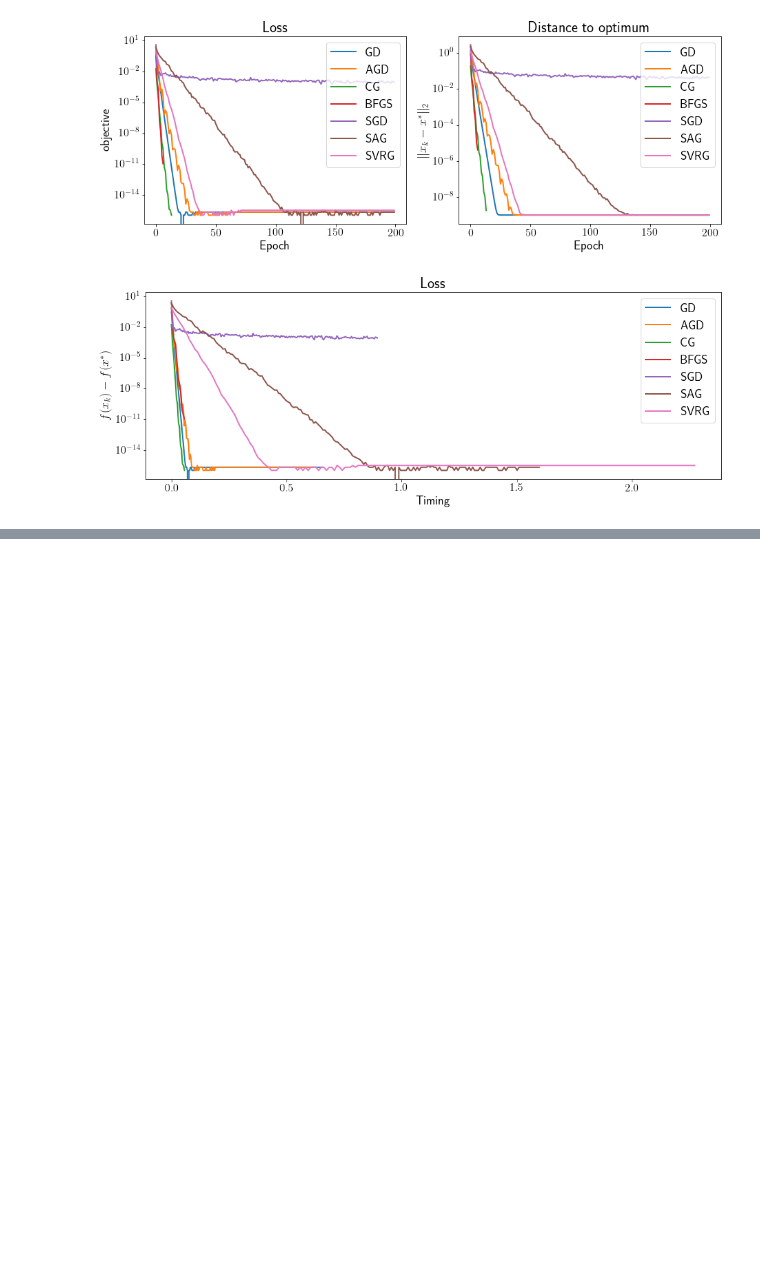
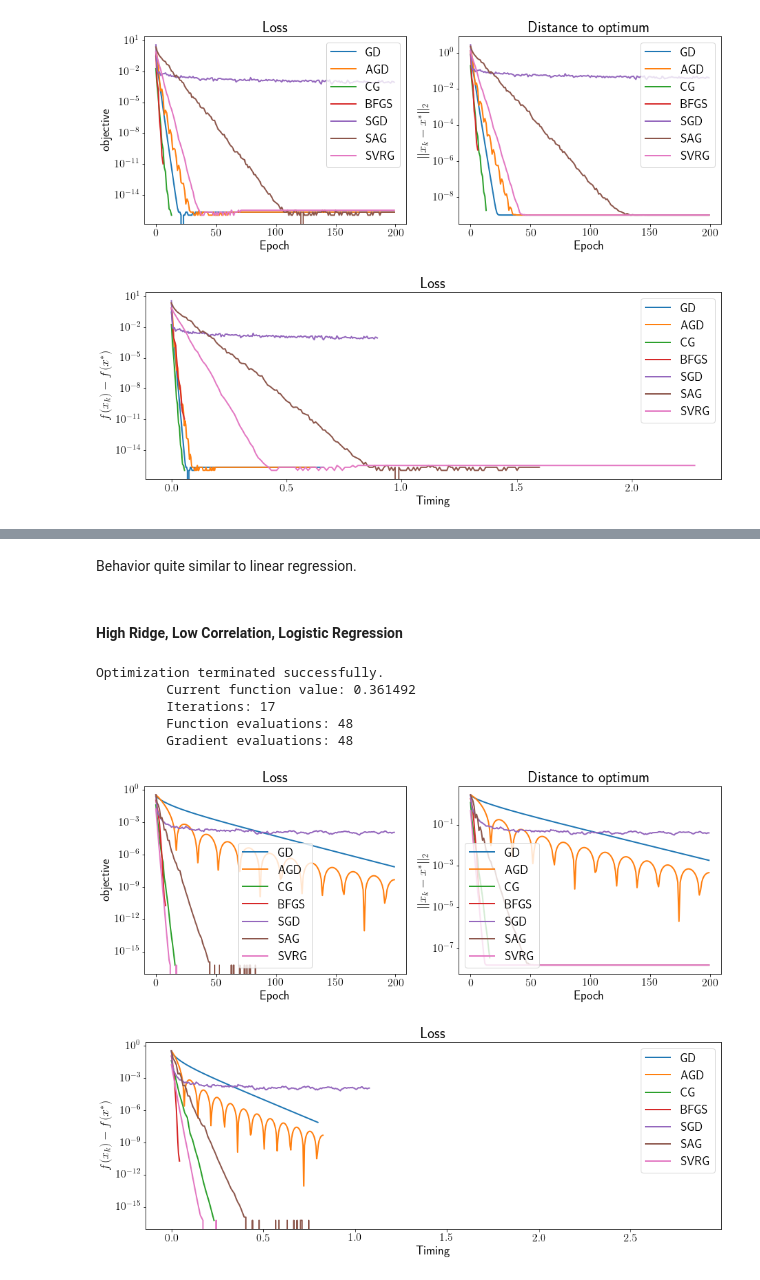
Before and after one commit to BenjaminLAZARD/Mathematical_Optimization_For_Datascience, a Jupyter notebook: lab2_lazard_benjamin_and_cothenet_come.ipynb, the cells around one changed output, grey strips where cells are left out. Saved outputs shown, nothing was run; the diff lists cells and outputs as text; code cells hidden in the pictures; blank space fills up the shorter version.

```diff
--- a/lab2_lazard_benjamin_and_cothenet_come.ipynb
+++ b/lab2_lazard_benjamin_and_cothenet_come.ipynb
@@ -795,0 +822,17 @@ As a final conclusion, one may say that only correlation is an important criteri
+# %% [markdown]
+Behavior quite similar to linear regression.
+# %% [markdown]
+#### High Ridge, Low Correlation, Logistic Regression
+# %%
+lbda = 1. / n**.5
+A, b = simu_logreg(x_model_truth, n, std=1., corr=0.1)
+args = (A, b, lbda)
+master_study(lbda, args)
+# %% [output]
+Optimization terminated successfully.
+         Current function value: 0.361492
+         Iterations: 17
+         Function evaluations: 48
+         Gradient evaluations: 48
+[figure, added]
+[figure, added]
```
Also changed, not shown: parts of 14 cells of this notebook.
